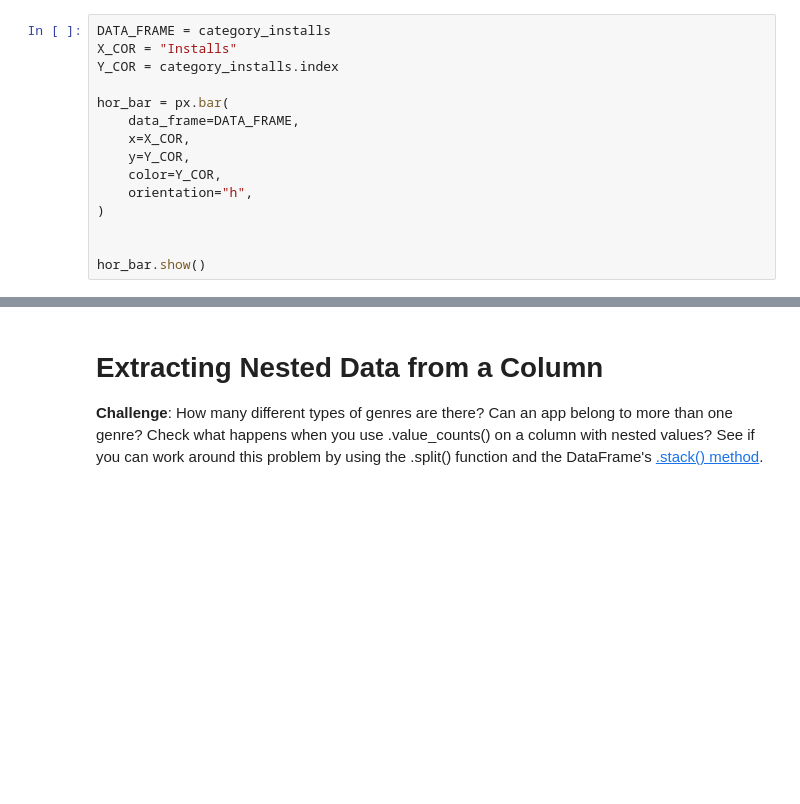
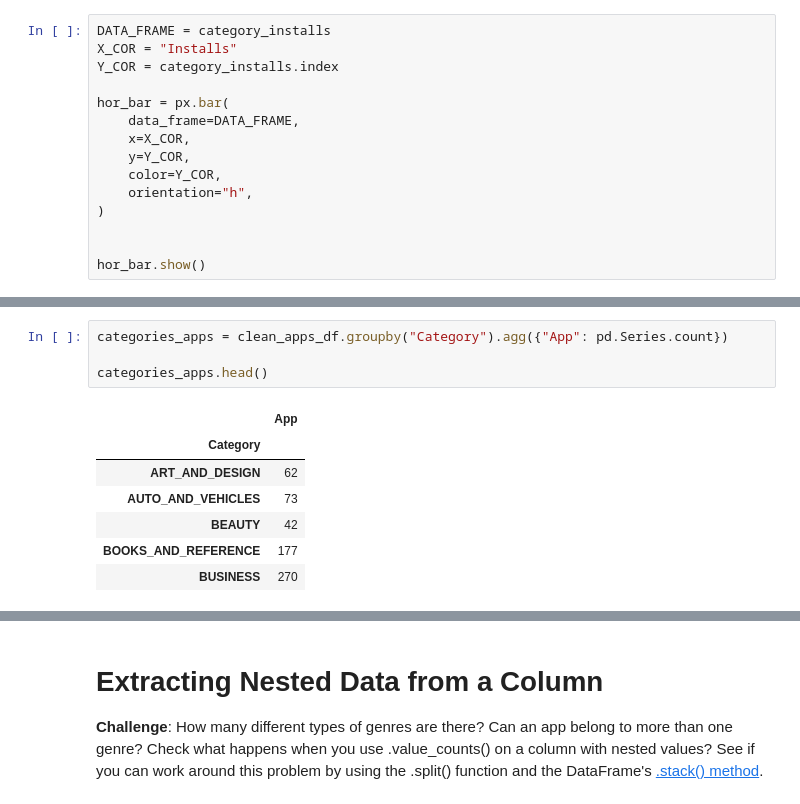
Before and after one commit to ahmedyar7/Data-Science-Projects, a Jupyter notebook: Google Play Store Analysis/main.ipynb, the cells around one changed output, grey strips where cells are left out. Cells and saved outputs as stored; diff of their text form; blank space fills up the shorter version.

```diff
--- a/Google Play Store Analysis/main.ipynb
+++ b/Google Play Store Analysis/main.ipynb
@@ -353,0 +340,12 @@ _Hint_: Use the size, hover_name and color parameters in .scatter(). To scale th
+# %%
+categories_apps = clean_apps_df.groupby("Category").agg({"App": pd.Series.count})
+
+categories_apps.head()
+# %% [output]
+|  | App |
+| Category |  |
+| ART_AND_DESIGN | 62 |
+| AUTO_AND_VEHICLES | 73 |
+| BEAUTY | 42 |
+| BOOKS_AND_REFERENCE | 177 |
+| BUSINESS | 270 |
```
Also changed, not shown: parts of 5 cells of this notebook.
